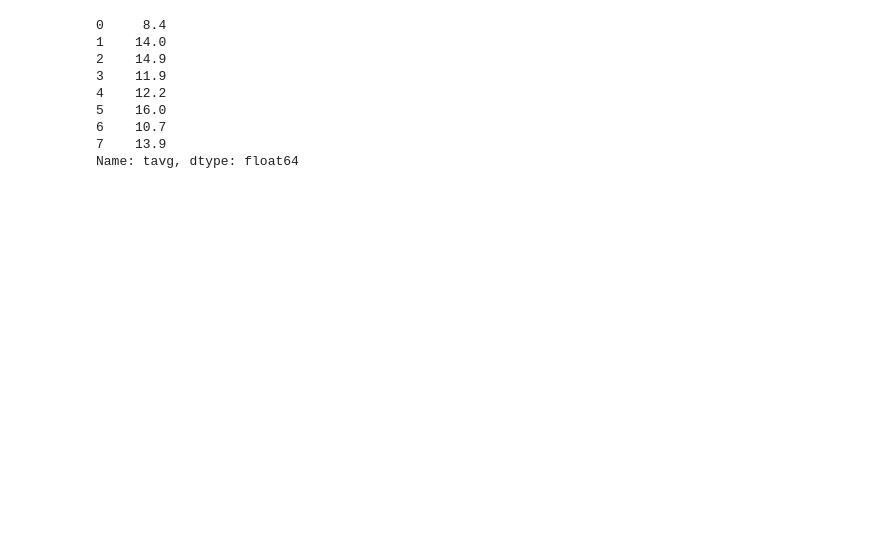
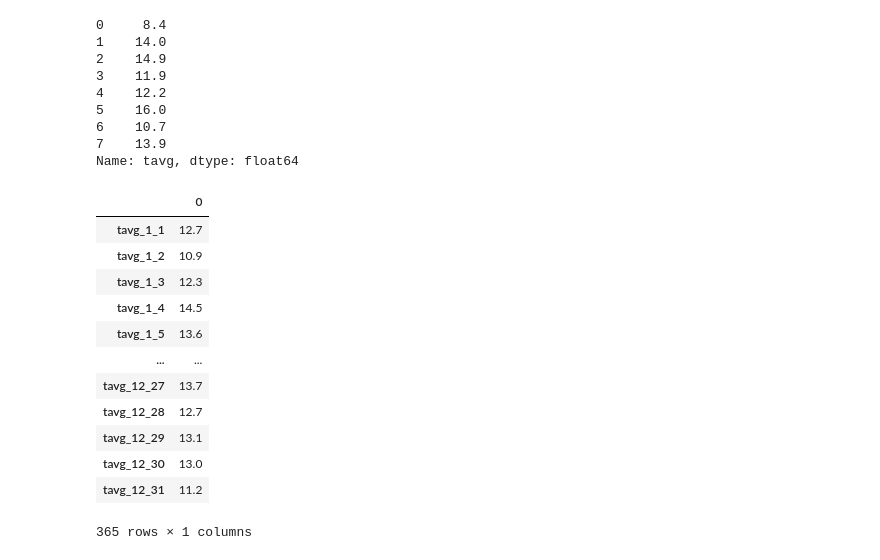
Before and after one commit to NimaJafariComp/weather-forecasting-project, a Jupyter notebook: notebooks/main.ipynb, the cells around one changed output. Drawn from its saved outputs; the diff is of its cells as text; code cells hidden in the pictures; blank space fills up the shorter version.

Commit message:
made current year results, chnaged x and y but needs more work

```diff
--- a/notebooks/main.ipynb
+++ b/notebooks/main.ipynb
@@ -152,6 +152,8 @@ weather_data.iloc[index:index+31].head(6)
 # %%
 current_year = weather_data['year'].max()
 recent_years = [current_year - i for i in range(1,9)]
-filtered_weather_data = weather_data[weather_data['year'].isin(recent_years)]
-filtered_weather_data
+filtered_weather_data_recent = weather_data[weather_data['year'].isin(recent_years)]
+print(filtered_weather_data_recent)
+filtered_weather_data_current = weather_data[weather_data['year'].isin([current_year])]
+print(filtered_weather_data_current)
 # %% [output]
@@ -221,3 +188,40 @@ grouped_tavg
 6    10.7
 7    13.9
 Name: tavg, dtype: float64
+# %%
+months_current = filtered_weather_data_current['month'].unique().astype(int)
+
+results_current = pd.DataFrame()
+
+# Start the loop for the current year's data
+for month in months_current:
+    max_day = int(filtered_weather_data_current[filtered_weather_data_current['month'] == month]['day'].max())
+
+    for day in range(1, max_day + 1):
+        # Filter the data for the current month and day
+        grouped_current = filtered_weather_data_current[(filtered_weather_data_current['month'] == month) & (filtered_weather_data_current['day'] == day)]
+
+        # Rename the 'tavg' column for the specific day
+        grouped_tavg_current = grouped_current[['tavg']].rename(columns={'tavg': f'tavg_{month}_{day}'}).reset_index(drop=True)
+
+        # Append results horizontally (axis=1)
+        if not grouped_current.empty:
+            results_current = pd.concat([results_current, grouped_tavg_current], axis=1)
+
+# Reset the index and transpose the DataFrame
+results_current = results_current.reset_index(drop=True).T
+results_current
+# %% [output]
+|  | 0 |
+| tavg_1_1 | 12.7 |
+| tavg_1_2 | 10.9 |
+| tavg_1_3 | 12.3 |
+| tavg_1_4 | 14.5 |
+| tavg_1_5 | 13.6 |
+| ... | ... |
+| tavg_12_27 | 13.7 |
+| tavg_12_28 | 12.7 |
+| tavg_12_29 | 13.1 |
+| tavg_12_30 | 13.0 |
+| tavg_12_31 | 11.2 |
+365 rows × 1 columns
```
Also changed, not shown: parts of 9 cells of this notebook.
